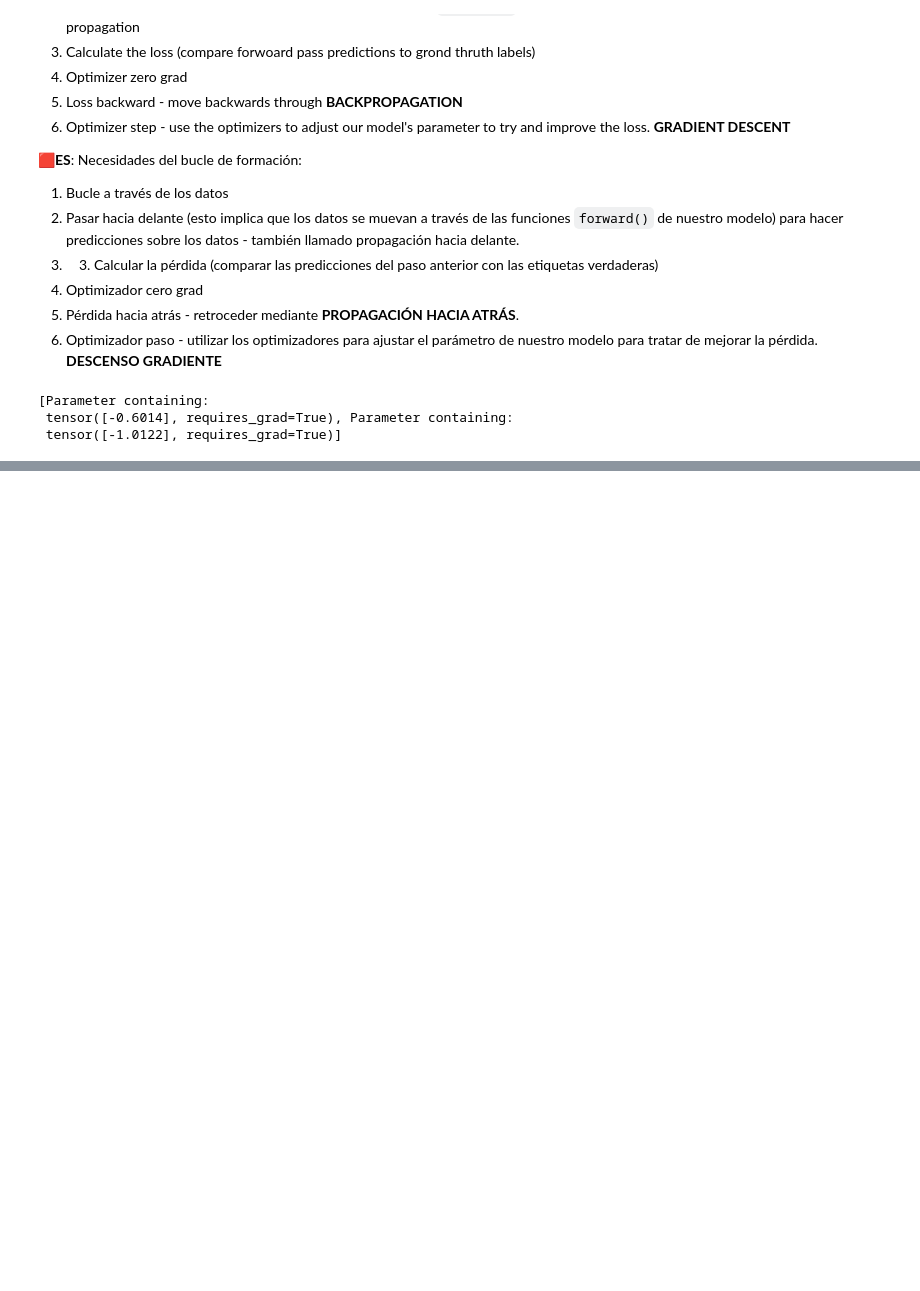
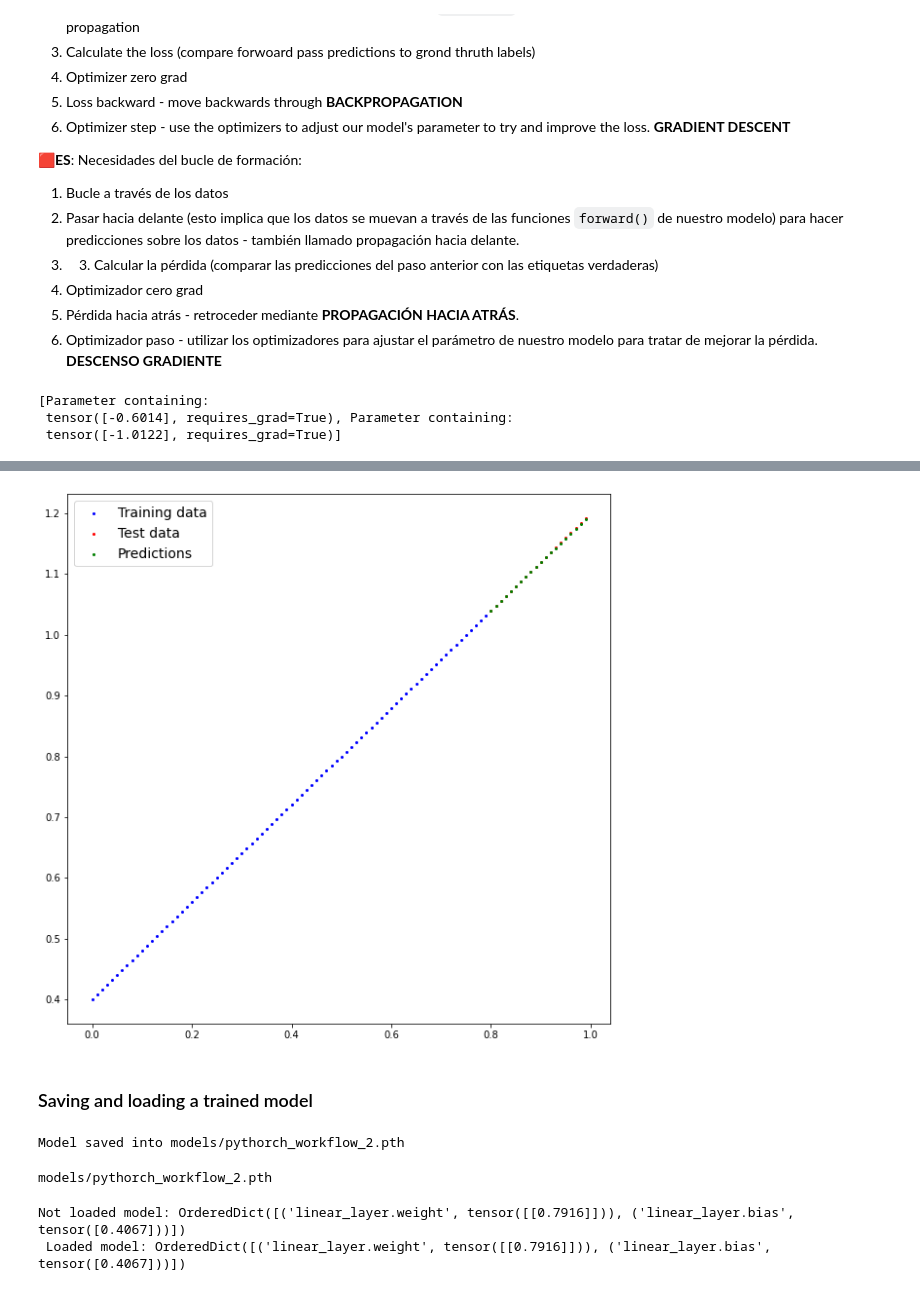
Before and after one commit to fxop0218/Tutorial-PyTorchForBeginners, a Jupyter notebook: pytorch_workflow.ipynb, the cells around one changed output, grey strips where cells are left out. Cells and saved outputs as stored; diff of their text form; code cells hidden in the pictures; blank space fills up the shorter version.

```diff
--- a/pytorch_workflow.ipynb
+++ b/pytorch_workflow.ipynb
@@ -330,0 +528,17 @@ for epoch in range(epochs):
+# %%
+class LinearRegressionModelV2(nn.Module):
+  def __init__(self):
+    super().__init__()
+    # nn.Linear for creating the model
+    self.linear_layer = nn.Linear(in_features=1,
+                                  out_features=1)
+
+    # Forward method to define computation in the model
+
+  def forward(self, x: torch.Tensor) -> torch.tensor:
+    return self.linear_layer(x)# Linear regression
+# %%
+# Manual seed
+torch.manual_seed(10)
+model_B = LinearRegressionModelV2()
+print(f"{model_B} State disc: {model_B.state_dict()}")
@@ -330,0 +574,6 @@ for epoch in range(epochs):
+# %%
+# Loss function
+loss_fn = nn.L1Loss()
+
+# Optimizer funcion
+optimizer = torch.optim.SGD(params=model_B.parameters(), lr=0.02)
@@ -330,0 +651,9 @@ for epoch in range(epochs):
+# %%
+# Turn model into evaluation model
+model_B.eval()
+
+# Makin prediction on the test data
+with torch.inference_mode():
+  y_preds = model_B(X_test)
+
+y_preds
@@ -330,0 +681,36 @@ for epoch in range(epochs):
+# %%
+plot_pred(predictions=y_preds.cpu())
+# %% [output]
+[figure, added]
+# %% [markdown]
+### Saving and loading a trained model
+# %%
+from pathlib import Path
+
+MODEL_PATH = Path("models")
+MODEL_PATH.mkdir(parents=True, exist_ok=True)
+
+# Create model save path
+MODEL_NAME = "pythorch_workflow_2.pth"
+MODEL_SAVE_PATH = MODEL_PATH / MODEL_NAME
+
+torch.save(obj=model_B.state_dict(), f=MODEL_SAVE_PATH)
+print(f"Model saved into {MODEL_SAVE_PATH}")
+# %% [output]
+Model saved into models/pythorch_workflow_2.pth
+# %%
+# Create a new instance of linear regression model
+loaded_model_B = LinearRegressionModelV2()
+
+loaded_model_B.state_dict()
+print(MODEL_SAVE_PATH)
+# %% [output]
+models/pythorch_workflow_2.pth
+# %%
+loaded_model_B.load_state_dict(torch.load(MODEL_SAVE_PATH))
+loaded_model_B.to(device)
+
+print(f"Not loaded model: {model_B.state_dict()}\n Loaded model: {loaded_model_B.state_dict()}")
+# %% [output]
+Not loaded model: OrderedDict([('linear_layer.weight', tensor([[0.7916]])), ('linear_layer.bias', tensor([0.4067]))])
+ Loaded model: OrderedDict([('linear_layer.weight', tensor([[0.7916]])), ('linear_layer.bias', tensor([0.4067]))])
```
Also changed, not shown: parts of 29 cells of this notebook.
